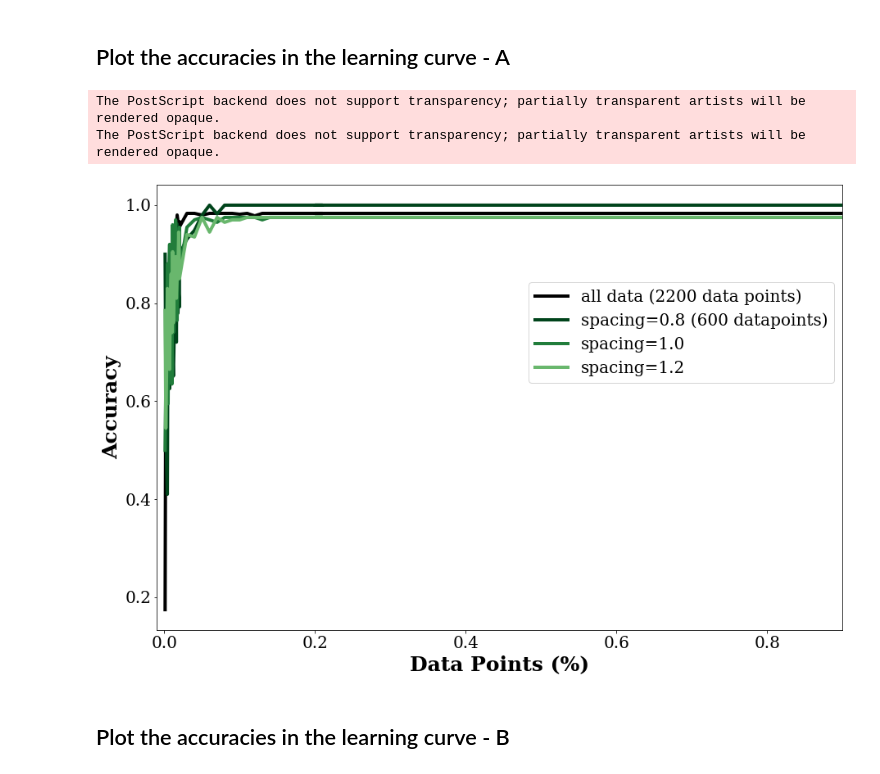
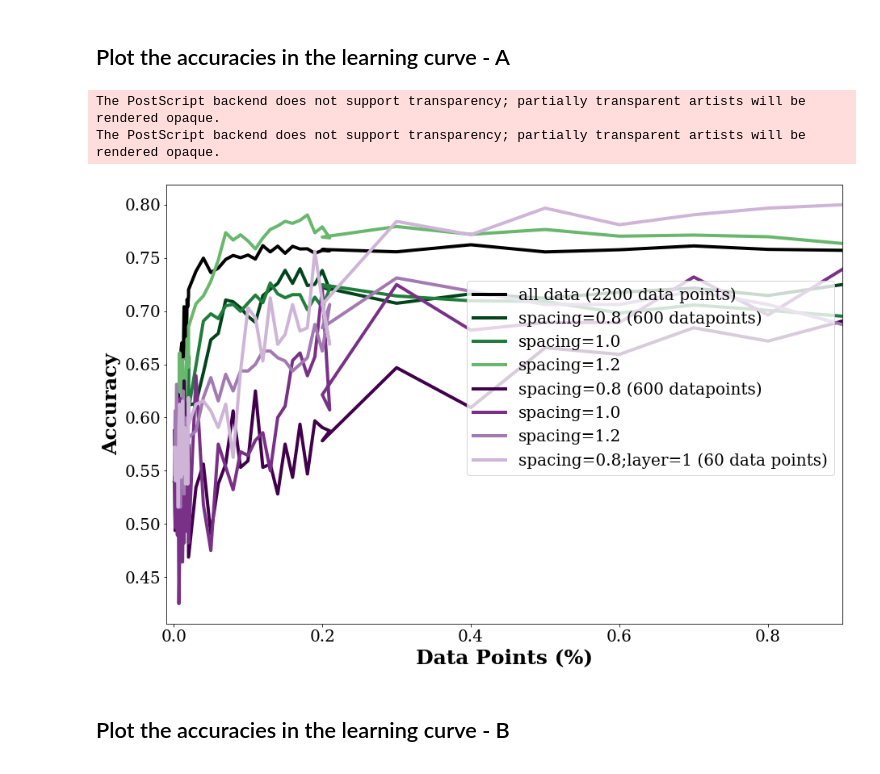
Before and after one commit to KavrakiLab/bioMateriaLs, a Jupyter notebook: P3-Learning_curves.ipynb, the cells around one changed output. Cells and saved outputs as stored; diff of their text form; code cells hidden in the pictures.

Commit message:
Learning curves with averages across all configurations

```diff
--- a/P3-Learning_curves.ipynb
+++ b/P3-Learning_curves.ipynb
@@ -116,7 +116,7 @@ def train(leftover_proc = 1):
     values_pred = []
     train_num = 0
     #for doing the experiment on one configuration only - 85-5mm/s-2bar
-    combos = [combos[0]] #
+    #combos = [combos[0]] #
 
     for combo in combos:
         (X_test, X_train, y_test, y_train) = split_data(combo[2],combo[0],combo[1],dataX, dataY)
@@ -160,7 +160,7 @@ def train_s(leftover_proc, spac):
     values_pred = []
     train_num = 0
     #for lookint into one combo- 85-5mm/s-2bar
-    combos= [combos[0]]
+    #combos= [combos[0]]
     for combo in combos:
         (X_test, X_train, y_test, y_train) = split_data_s(combo[2],combo[0],combo[1],dataX, dataY, spac)
 
@@ -204,7 +204,7 @@ def train_sl(leftover_proc, spac, layer):
     values_pred = []
     train_num = 0
     #for using only one combo - as reported in the paper
-    combos = [combos[0]]
+    #combos = [combos[0]]
     for combo in combos:
         (X_test, X_train, y_test, y_train) = split_data_sl(combo[2],combo[0],combo[1],dataX, dataY, spac, layer)
 
@@ -269,7 +289,7 @@ for spacing in [0.8, 1.0, 1.2]:
         #for randomness
         for j in range(10):
             x, train_num = train_s(leftover, spacing)
-            res+= x[0]
+            res+= x
         res/=10
         results_all2.append(res)
         if i < 20:
@@ -326,8 +368,12 @@ for spacing in [0.8, 1, 1.2]:
 ## Plot the accuracies in the learning curve - A
 # %%
 import matplotlib
-spacings = ["spacing=0.8 (600 datapoints)",
+spacings_s = ["spacing=0.8 (600 datapoints)",
             "spacing=1.0", "spacing=1.2"]
+spacings_sl = [,"spacing=0.8;layer=1 (60 data points)",
+            "spacing=0.8;layer=3",
+            "spacing=1.0;layer=3",
+            "spacing=1.2;layer=3"]
 #X axis
 proc_data = [0.001+i*0.001 for i in range(20)]
 proc_data.extend([0.02+i*0.01 for i in range(20)])
@@ -337,34 +383,43 @@ cmap = plt.cm.PRGn
 colors_tmp= cmap(np.linspace(0,1,10))
 colors = [colors_tmp[-1], colors_tmp[-2], colors_tmp[-3]]
           #colors_tmp[0], colors_tmp[1], colors_tmp[2], colors_tmp[3]]
 font = {'family' : 'serif',
         'weight' : 'normal',
         'size'   : 20}
 matplotlib.rc('text', usetex=False)
 matplotlib.rc('font', **font)
 
 #plt.grid(True)
 plt.figure(figsize=(15,10))
 plt.plot(proc_data, results_all, '-k',
          label="all data (2200 data points)",
          linewidth=4,
         alpha=1)
 
 for i, res_all in enumerate(results_all_s):
     plt.plot(proc_data, res_all, '-',
              label=spacings[i],
              linewidth=4, alpha=1, color=colors[i])
 
+colors_tmp= cmap(np.linspace(0,1,10))
+#colors = #[colors_tmp[-1], colors_tmp[-2], colors_tmp[-3]]
+colors = [colors_tmp[0], colors_tmp[1], colors_tmp[2], colors_tmp[3]]
+
+for i, res_all in enumerate(results_all_sl):
+    plt.plot(proc_data, res_all, '-',
+             label=spacings[i],
+             linewidth=4, alpha=1, color=colors[i])
+
 
 plt.ylabel('Accuracy', fontweight='bold', fontsize=25)
 plt.xlabel('Data Points (%)', fontweight='bold', fontsize=25)
 plt.xlim([-0.01, 0.9])
 plt.legend(loc=1, bbox_to_anchor=(1,0.8))
 plt.savefig("learning_curves3.eps", dpi=300)
 # %% [output]
 The PostScript backend does not support transparency; partially transparent artists will be rendered opaque.
 The PostScript backend does not support transparency; partially transparent artists will be rendered opaque.
-[figure, old version]
+[figure, new version]
 # %% [markdown]
 ## Plot the accuracies in the learning curve - B
 # %%
```
Also changed, not shown: parts of 5 cells of this notebook, 1 other file.
